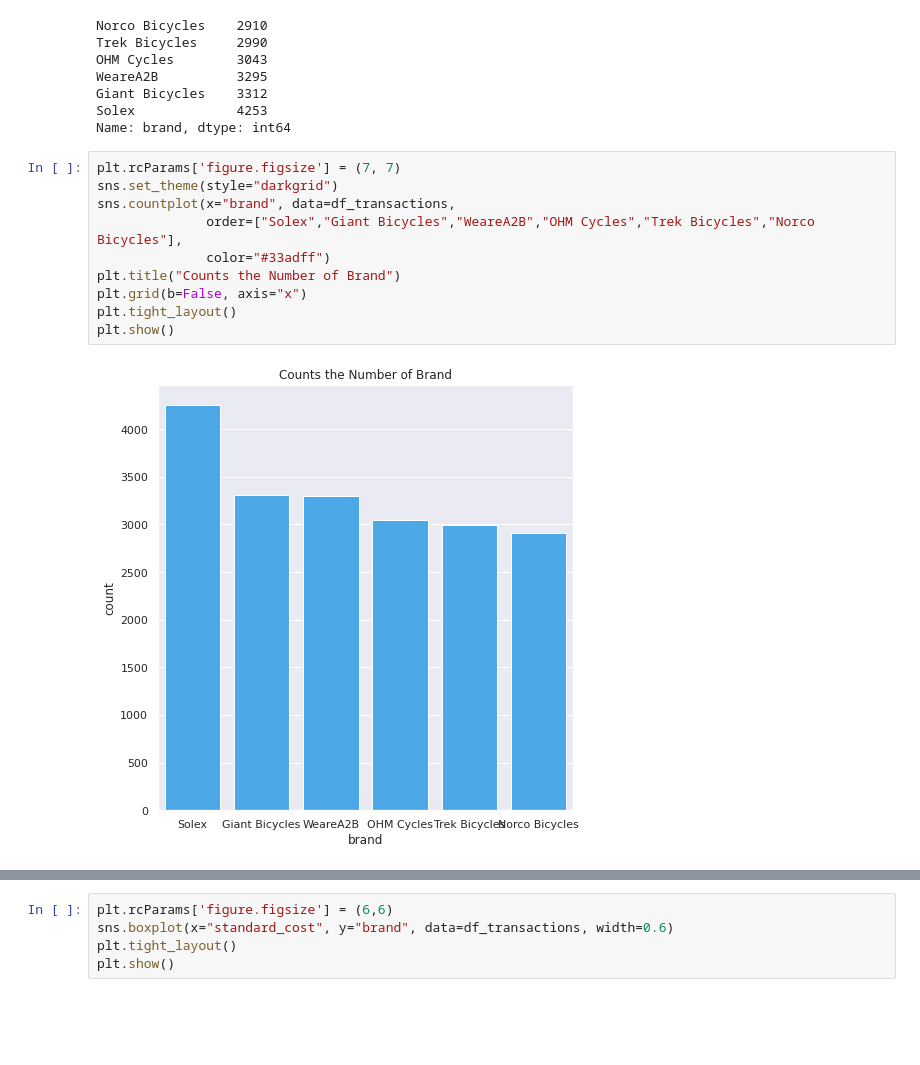
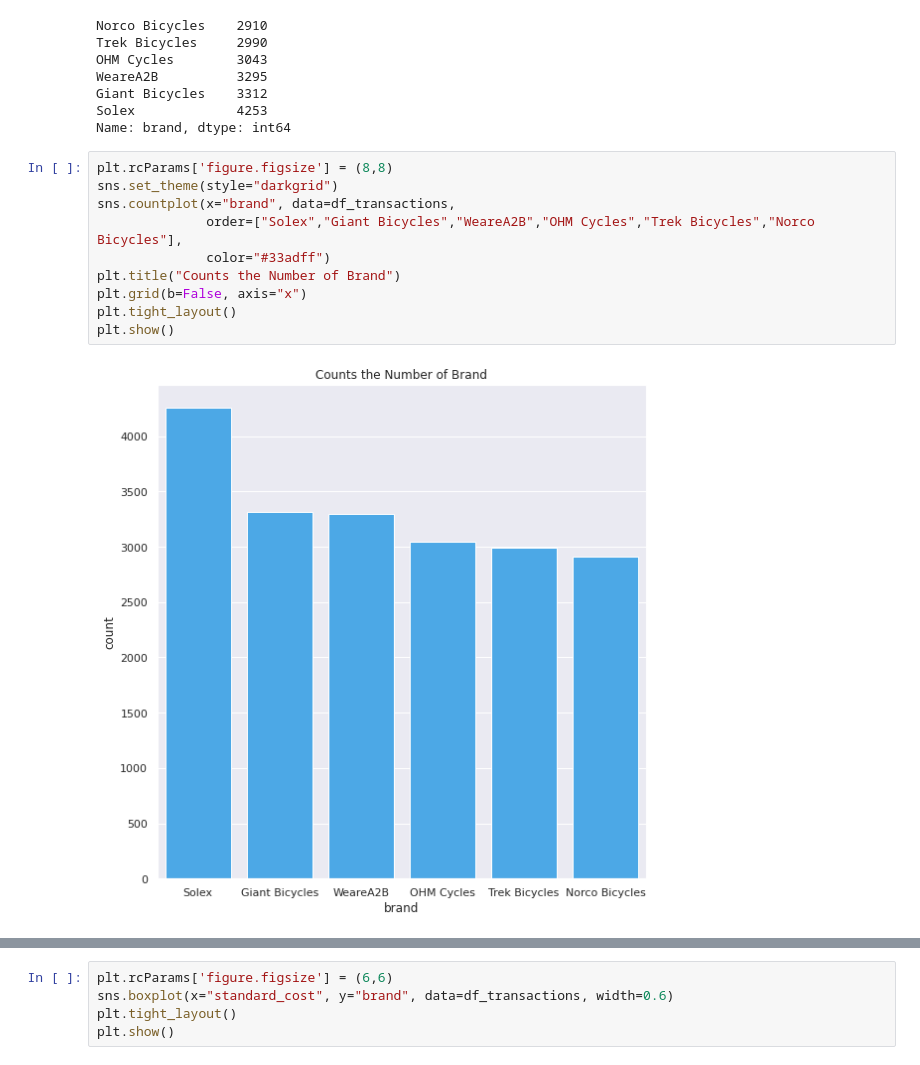
Before and after one commit to dev-JoseAlberto/Customer-Segmentation, a Jupyter notebook: notebook/customer_analysis.ipynb, the cells around one changed output, grey strips where cells are left out. Drawn from its saved outputs; the diff is of its cells as text; blank space fills up the shorter version.

```diff
--- a/notebook/customer_analysis.ipynb
+++ b/notebook/customer_analysis.ipynb
@@ -260,17 +276,17 @@ Giant Bicycles    3312
 Solex             4253
 Name: brand, dtype: int64
 # %%
-plt.rcParams['figure.figsize'] = (7, 7)
+plt.rcParams['figure.figsize'] = (8,8)
 sns.set_theme(style="darkgrid")
 sns.countplot(x="brand", data=df_transactions,
               order=["Solex","Giant Bicycles","WeareA2B","OHM Cycles","Trek Bicycles","Norco Bicycles"],
               color="#33adff")
 plt.title("Counts the Number of Brand")
 plt.grid(b=False, axis="x")
 plt.tight_layout()
 plt.show()
 # %% [output]
-[figure, old version]
+[figure, new version]
 # %%
 sns.countplot(x="brand",hue="product_class",data=df_transactions,
              order=df_transactions["brand"].value_counts().index)
```
Also changed, not shown: parts of 12 cells of this notebook.
